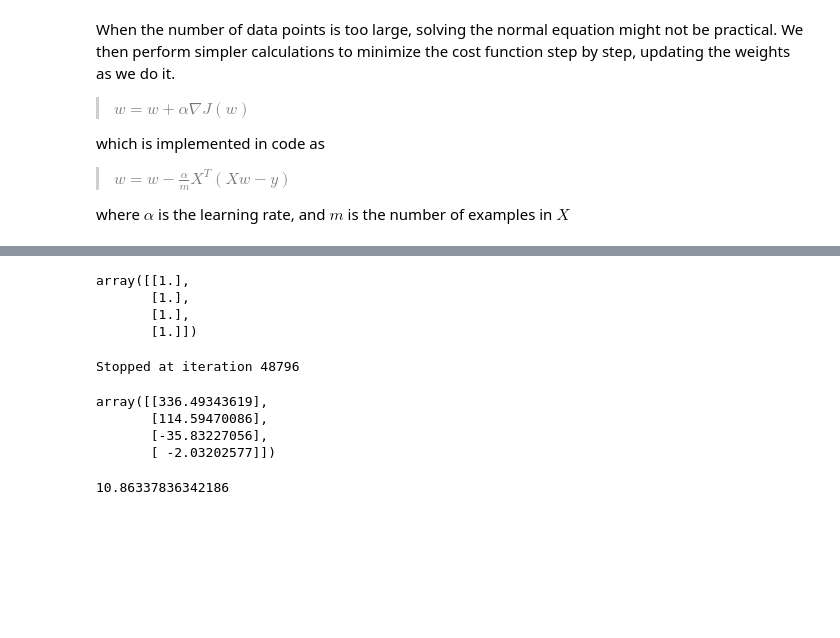
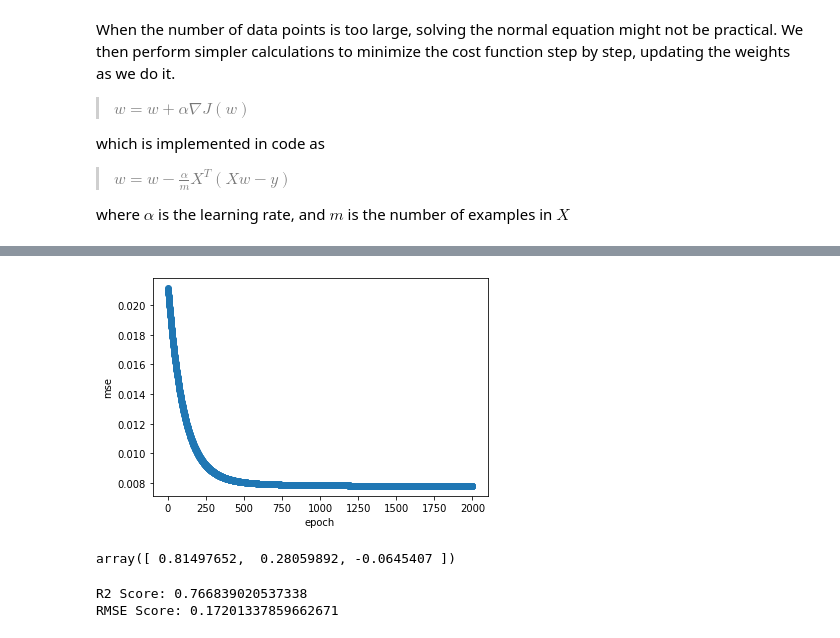
Before and after one commit to orsdanilo/ml_from_scratch, a Jupyter notebook: linear-regression/linear_regression.ipynb, the cells around one changed output, grey strips where cells are left out. Cells and saved outputs as stored; diff of their text form; code cells hidden in the pictures; blank space fills up the shorter version.

```diff
--- a/linear-regression/linear_regression.ipynb
+++ b/linear-regression/linear_regression.ipynb
@@ -114,0 +63,4 @@ rmse(y_test,np.dot(x_test,w))
+# %%
+normal_regr = LinearRegressor(method = 'normal_equation')
+# %%
+normal_regr.fit(X_train, y_train)
@@ -146,38 +89,16 @@ array([[0.03895235, 0.08237303, 0.13196578, 1.        ],
-# %%
-alpha = 0.5
-#w = np.random.rand(x.shape[1],1)
-w = np.ones(x.shape[1]).reshape(-1,1)
-#w = np.array([[0.84562649],[0.54721814],[-19.7026391 ],[-2.03202577]])
-w
-# %% [output]
-array([[1.],
-       [1.],
-       [1.],
-       [1.]])
-# %%
-x_train = x_norm[:50]
-x_test = x_norm[50:]
-y_train = y[:50]
-y_test = y[50:]
-
-m = x_train.shape[0]
-# %%
-rmse_new = np.inf
-for i in range(100000):
-    w = w - (alpha/m)*np.dot(x_train.T, np.dot(x_train, w)-y_train)
-    rmse_old = rmse_new
-    rmse_new = rmse(y_test,np.dot(x_test,w))
-    if (rmse_new > rmse_old):
-        print("Stopped at iteration {}".format(i))
-        break
-w
-# %% [output]
-Stopped at iteration 48796
-array([[336.49343619],
-       [114.59470086],
-       [-35.83227056],
-       [ -2.03202577]])
-# %%
-rmse(y_test,np.dot(x_test,w))
-# %% [output]
-10.86337836342186
+# %%
+grad_regr = LinearRegressor(method = 'gradient_descent', lr = 0.01, epochs = 2000)
+# %%
+grad_regr.fit(X_train, y_train)
+# %% [output]
+[figure, added]
+# %%
+grad_regr.get_weights()
+# %% [output]
+array([ 0.81497652,  0.28059892, -0.0645407 ])
+# %%
+print("R2 Score: {}".format(grad_regr.score(X_test, y_test)))
+print("RMSE Score: {}".format(grad_regr.score(X_test, y_test, metric = 'rmse')))
+# %% [output]
+R2 Score: 0.766839020537338
+RMSE Score: 0.17201337859662671
```
Also changed, not shown: parts of 13 cells of this notebook, 3 other files.
